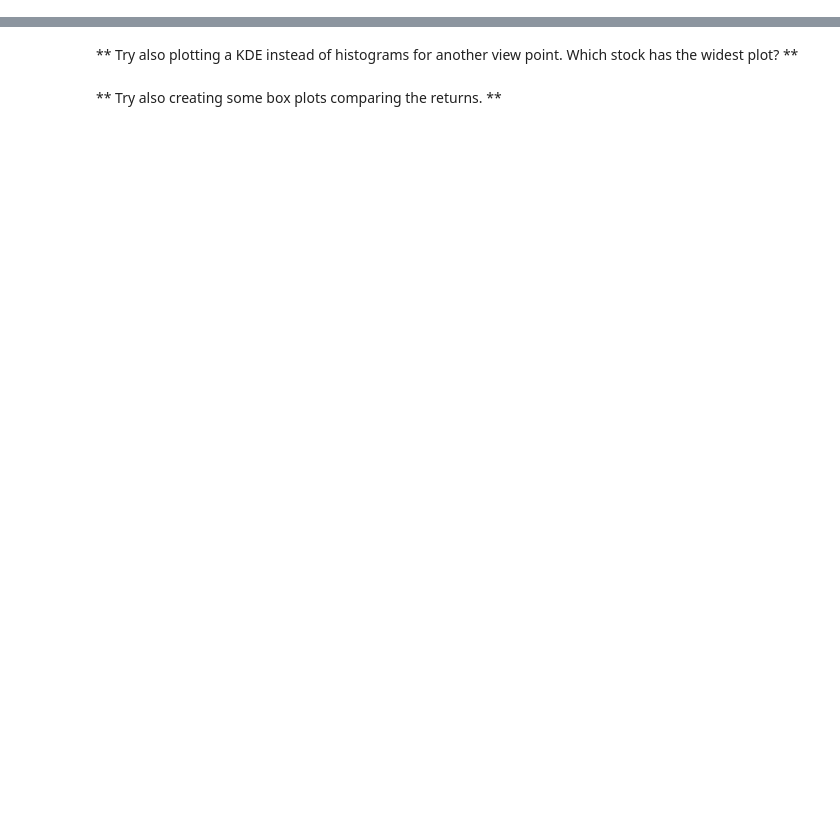
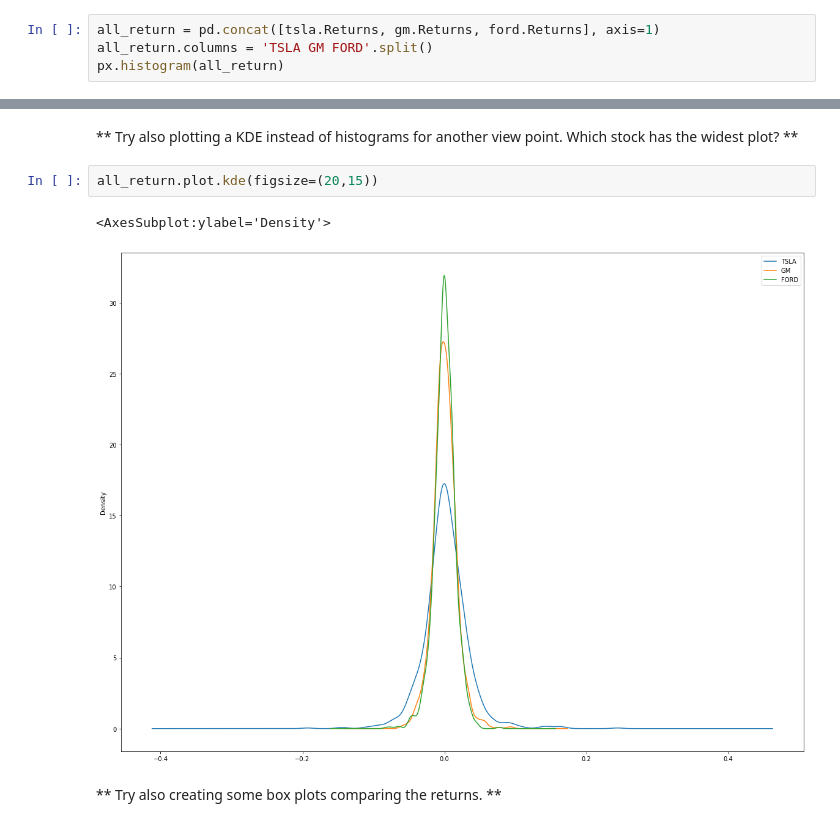
Before and after one commit to bhavinmoriya/Python-for-Financial-Analysis-and-Algorithmic-Trading, a Jupyter notebook: stock-market-analysis-project.ipynb, the cells around one changed output, grey strips where cells are left out. Saved outputs shown, nothing was run; the diff lists cells and outputs as text; blank space fills up the shorter version.

```diff
--- a/stock-market-analysis-project.ipynb
+++ b/stock-market-analysis-project.ipynb
@@ -295,0 +366,4 @@ This defines r_t (return at time t) as equal to the price at time t divided by t
+# %%
+all_return = pd.concat([tsla.Returns, gm.Returns, ford.Returns], axis=1)
+all_return.columns = 'TSLA GM FORD'.split()
+px.histogram(all_return)
@@ -296,4 +372,9 @@ This defines r_t (return at time t) as equal to the price at time t divided by t
 # %% [markdown]
 ** Try also plotting a KDE instead of histograms for another view point. Which stock has the widest plot? **
+# %%
+all_return.plot.kde(figsize=(20,15))
+# %% [output]
+<AxesSubplot:ylabel='Density'>
+[figure, added]
 # %% [markdown]
 ** Try also creating some box plots comparing the returns. **
```
Also changed, not shown: parts of 13 cells of this notebook.
